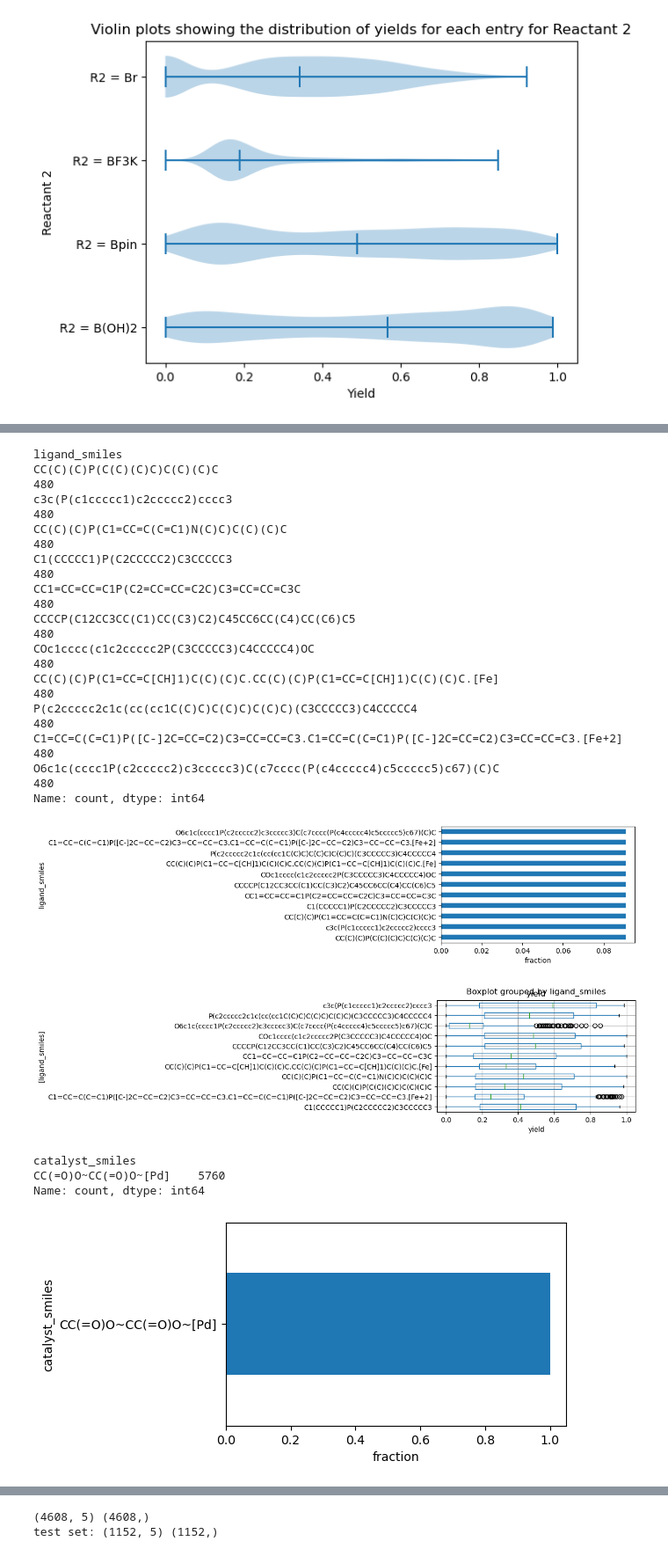
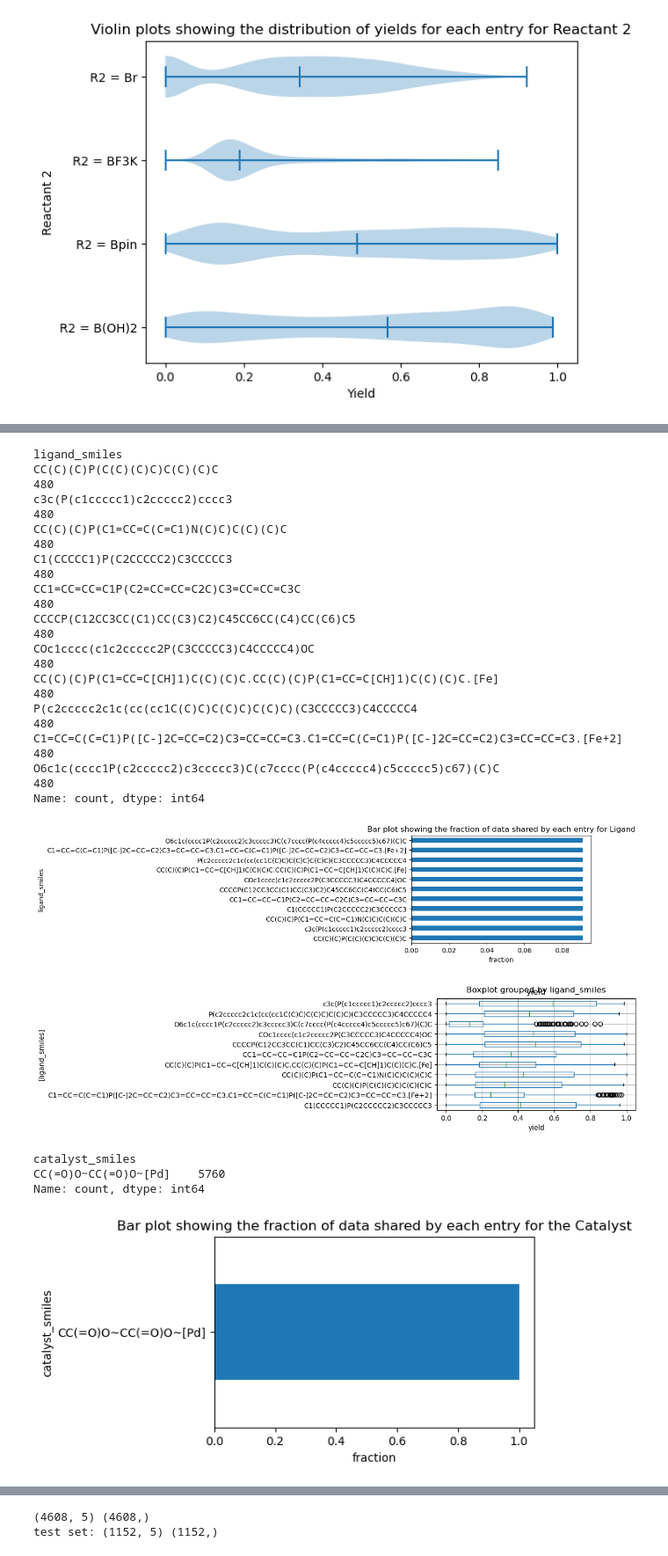
Before and after one commit to Stephen-Marriott/DATA1030_Suzuki, a Jupyter notebook: midterm.ipynb, the cells around one changed output, grey strips where cells are left out. Shown at 88% size. Saved outputs shown, nothing was run; the diff lists cells and outputs as text; code cells hidden in the pictures.

```diff
--- a/midterm.ipynb
+++ b/midterm.ipynb
@@ -169,6 +180,7 @@ print(df['ligand_smiles'].value_counts())
 plt.figure(figsize=(5,3))
 pd.value_counts(df['ligand_smiles'],normalize=True).plot.barh()
 plt.xlabel('fraction')
+plt.title('Bar plot showing the fraction of data shared by each entry for Ligand')
 plt.show()
 
 df[['yield','ligand_smiles']].boxplot(by='ligand_smiles', figsize=(5,3), vert=False)
@@ -188,22 +200,23 @@ P(c2ccccc2c1c(cc(cc1C(C)C)C(C)C)C(C)C)(C3CCCCC3)C4CCCCC4
 C1=CC=C(C=C1)P([C-]2C=CC=C2)C3=CC=CC=C3.C1=CC=C(C=C1)P([C-]2C=CC=C2)C3=CC=CC=C3.[Fe+2]    480
 O6c1c(cccc1P(c2ccccc2)c3ccccc3)C(c7cccc(P(c4ccccc4)c5ccccc5)c67)(C)C                      480
 Name: count, dtype: int64
-[figure, old version]
+[figure, new version]
 [figure]
 # %%
 print(df['catalyst_smiles'].value_counts())
 
 plt.figure(figsize=(5,3))
 pd.value_counts(df['catalyst_smiles'],normalize=True).plot.barh()
 plt.xlabel('fraction')
+plt.title('Bar plot showing the fraction of data shared by each entry for the Catalyst')
 plt.show()
 
 #same parent catalyst used for all reactions so we cn ignore this as a feature
 # %% [output]
 catalyst_smiles
 CC(=O)O~CC(=O)O~[Pd]    5760
 Name: count, dtype: int64
-[figure, old version]
+[figure, new version]
 # %%
 print(df['solvent_1_smiles'].value_counts())
 
```
Also changed, not shown: parts of 62 cells of this notebook.
